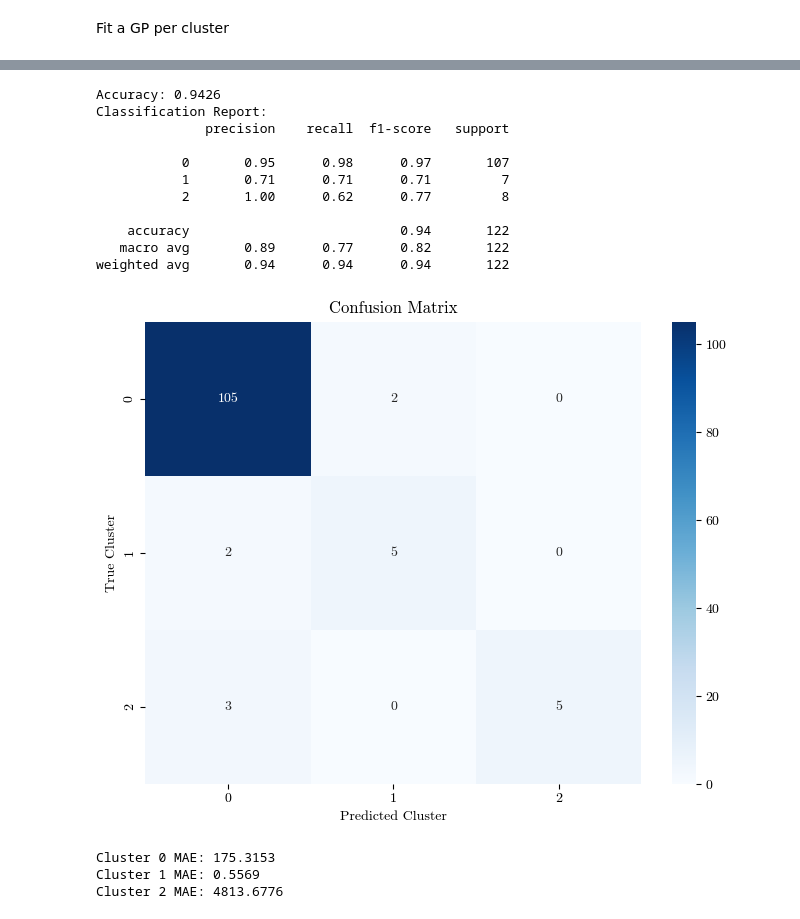
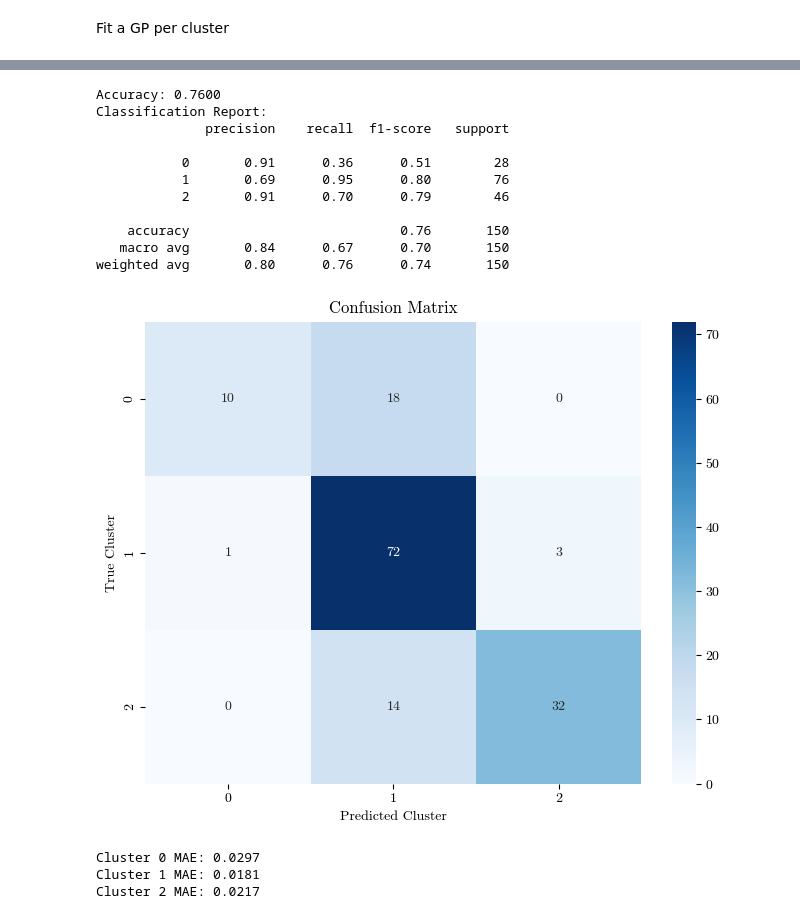
Before and after one commit to DejvisT/Sensitivity-Analysis-and-Surrogate-Modeling-of-PEM-Fuel-Cells, a Jupyter notebook: notebooks/95_GP_surrogate_models.ipynb, the cells around one changed output, grey strips where cells are left out. Saved outputs shown, nothing was run; the diff lists cells and outputs as text; code cells hidden in the pictures.

```diff
--- a/notebooks/95_GP_surrogate_models.ipynb
+++ b/notebooks/95_GP_surrogate_models.ipynb
@@ -229,14 +128,11 @@ from sklearn.multioutput import RegressorChain
 
 # X: input parameters (n_samples × n_features)
 # Y: output functions (n_samples × t_points)
-X = np.array(data[PARAMETER_RANGES.keys()])
+X = np.array(data[parameter_ranges])
 Y = np.array(data['Ucell'].tolist())
 
 # Filter invalid outputs
 #mask_valid = np.all((Y > 0) & (Y < 1.5), axis=1)
-X = X[mask_valid]
-Y = Y[mask_valid]
-Y = stretched_Y
 
 def train_GP(X, Y, test_size=0.2, random_state=42):
     # Split data
@@ -279,10 +175,5 @@ def train_GP(X, Y, test_size=0.2, random_state=42):
 
     return multi_gp, Y_test, Y_pred, Y_std, X_test_pca
 
-multi_gp, Y_test_stretched, Y_pred_stretched, Y_std, X_test_pca = train_GP(X, Y)
-
-# Map predicted and test outputs back to original domain
-Y_test_original = inverse_stretch_curves(Y_test_stretched, zero_crossings, common_zero_pos)
-Y_pred_original = inverse_stretch_curves(Y_pred_stretched, zero_crossings, common_zero_pos)
-Y_std_original = inverse_stretch_curves(Y_std, zero_crossings, common_zero_pos)
+multi_gp, Y_test, Y_pred, Y_std, X_test_pca = train_GP(X, Y)
 # %% [output]
@@ -498,7 +385,7 @@ from sklearn.cluster import KMeans
 # === Step 1: Normalize the curves ===
 # Input: all_Y of shape (160, 30) — 160 curves, each with 30 y-values
 scaler = StandardScaler()
-curves_normalized = scaler.fit_transform(stretched_Y)  # normalize each curve (row-wise)
+curves_normalized = scaler.fit_transform(Y)  # normalize each curve (row-wise)
 
 # === Step 2: Reduce dimensionality with PCA ===
 # This helps with clustering by capturing the main variance directions
@@ -509,16 +396,6 @@ curve_features = pca.fit_transform(curves_normalized)
 k = 3  # You can set this to any number of clusters you want
 kmeans = KMeans(n_clusters=k, random_state=42)
 labels = kmeans.fit_predict(curve_features)
-
-X = np.array(data[PARAMETER_RANGES.keys()])
-Y = np.array(data['Ucell'].tolist())
-
-# Filter invalid outputs
-#mask_valid = np.all((Y > 0) & (Y < 1.5), axis=1)
-X = X[mask_valid]
-Y = Y[mask_valid]
-
-stretched_Y, zero_crossings, common_zero_pos = stretch_curves_to_align_zero(all_Y)
 # %%
 from sklearn.ensemble import IsolationForest
 def remove_outliers_isolation_forest(X, Y, contamination=0.1, random_state=42):
@@ -652,7 +508,7 @@ import seaborn as sns
 import numpy as np
 
 scaler = StandardScaler()
-curves_normalized = scaler.fit_transform(stretched_Y)  # normalize each curve (row-wise)
+curves_normalized = scaler.fit_transform(Y)  # normalize each curve (row-wise)
 
 # === Step 2: Reduce dimensionality with PCA ===
 # This helps with clustering by capturing the main variance directions
@@ -666,41 +522,41 @@ labels = kmeans.fit_predict(curve_features)
 
 # 2. Split data (X and cluster labels) into train and test sets
 X_train, X_test, y_train, y_test = train_test_split(X, labels, test_size=0.3, random_state=42, stratify=labels)
 
 # 3. Train classifier to predict cluster labels from X
 cluster_clf = RandomForestClassifier(random_state=42)
 cluster_clf.fit(X_train, y_train)
 
 # 4. Predict on test data
 y_pred = cluster_clf.predict(X_test)
 
 # 5. Evaluate classifier
 acc = accuracy_score(y_test, y_pred)
 print(f"Accuracy: {acc:.4f}")
 
 print("Classification Report:")
 print(classification_report(y_test, y_pred))
 
 cm = confusion_matrix(y_test, y_pred)
 plt.figure(figsize=(8,6))
 sns.heatmap(cm, annot=True, fmt='d', cmap='Blues')
 plt.xlabel('Predicted Cluster')
 plt.ylabel('True Cluster')
 plt.title('Confusion Matrix')
 plt.show()
 # %% [output]
-Accuracy: 0.9426
+Accuracy: 0.7600
 Classification Report:
               precision    recall  f1-score   support
 
-           0       0.95      0.98      0.97       107
-           1       0.71      0.71      0.71         7
-           2       1.00      0.62      0.77         8
+           0       0.91      0.36      0.51        28
+           1       0.69      0.95      0.80        76
+           2       0.91      0.70      0.79        46
 
-    accuracy                           0.94       122
-   macro avg       0.89      0.77      0.82       122
-weighted avg       0.94      0.94      0.94       122
+    accuracy                           0.76       150
+   macro avg       0.84      0.67      0.70       150
+weighted avg       0.80      0.76      0.74       150
-[figure, old version]
+[figure, new version]
 # %%
 import numpy as np
 from sklearn.model_selection import train_test_split
@@ -712,7 +568,7 @@ from sklearn.gaussian_process import GaussianProcessRegressor
 from sklearn.gaussian_process.kernels import RBF, WhiteKernel
 from sklearn.multioutput import MultiOutputRegressor
 
-X = np.array(data[PARAMETER_RANGES.keys()])
+X = np.array(data[parameter_ranges])
 Y = np.array(data['Ucell'].tolist())
 
 # Filter invalid outputs
@@ -792,9 +648,9 @@ for res in cluster_results:
     mae = np.mean(np.abs(res["Y_pred"] - res["Y_test_cluster"]))
     print(f"Cluster {res['cluster_id']} MAE: {mae:.4f}")
 # %% [output]
-Cluster 0 MAE: 175.3153
-Cluster 1 MAE: 0.5569
-Cluster 2 MAE: 4813.6776
+Cluster 0 MAE: 0.0297
+Cluster 1 MAE: 0.0181
+Cluster 2 MAE: 0.0217
 # %%
 import numpy as np
 from sklearn.model_selection import train_test_split
```
Also changed, not shown: parts of 16 cells of this notebook.
